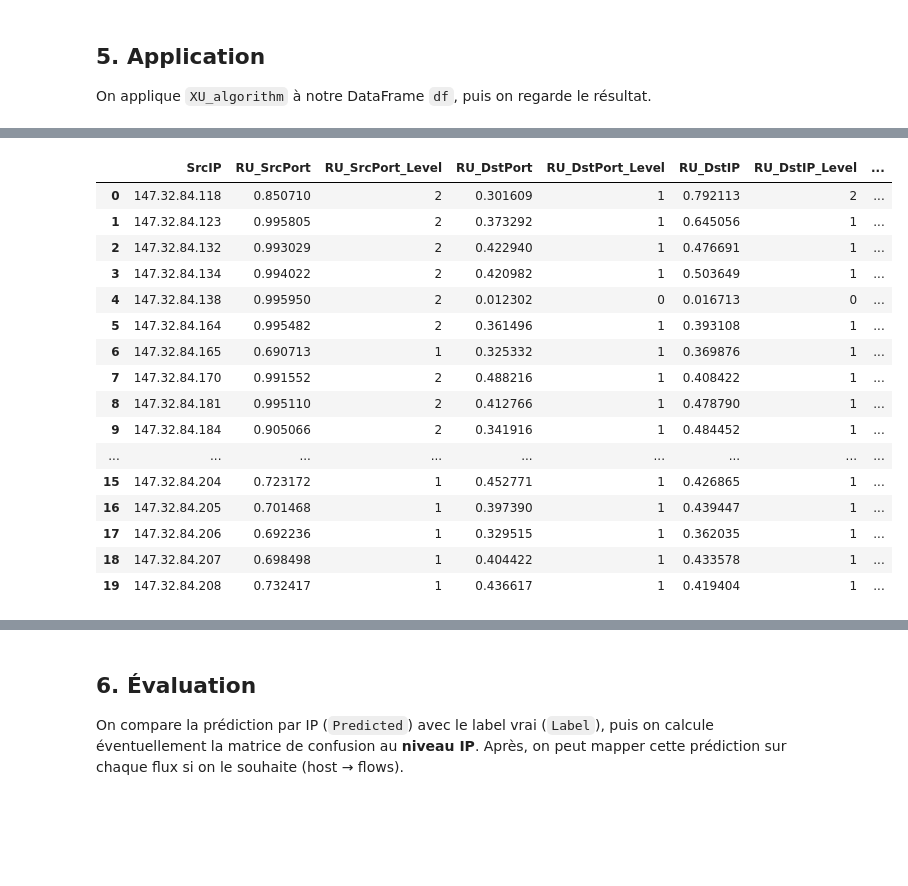
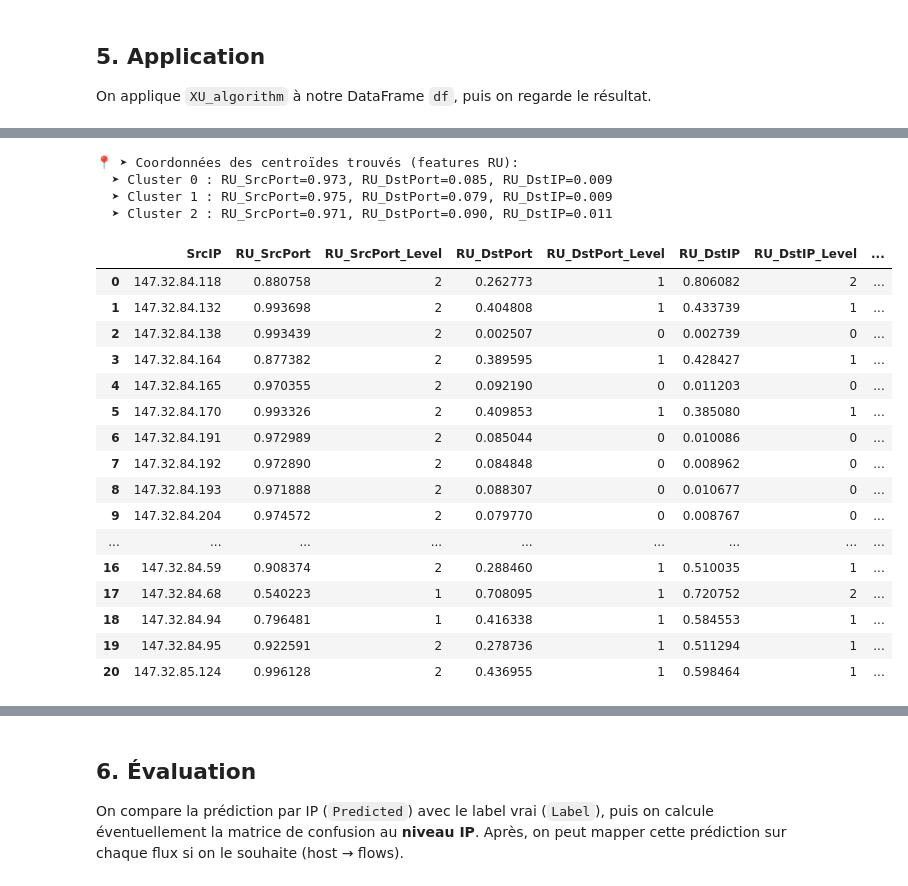
Before and after one commit to Keracles/Xu, a Jupyter notebook: XU.ipynb, the cells around one changed output, grey strips where cells are left out. Saved outputs shown, nothing was run; the diff lists cells and outputs as text; code cells hidden in the pictures; blank space fills up the shorter version.

```diff
--- a/XU.ipynb
+++ b/XU.ipynb
@@ -92,0 +45,6 @@ Data shape: (2087508, 15)
+# %%
+# Chemin vers un fichier .binetflow
+data_path = "dataset/capture20110818_10.binetflow"
+
+df = load_data(data_path)
+display_scrollable_dataframe(df.head(), max_height=200)
@@ -381,7 +342,9 @@ def extract_significant_clusters_with_live_plot(df, column='SrcIP', alpha0=0.02,
     df_log = pd.DataFrame(log)
 
     print(f"\n✅ Extraction terminée : {len(S)} clusters significatifs extraits. α* final = {alpha_star}")
-    print(S)
+    print("📌 Liste des valeurs significatives (S) :")
+    for i, val in enumerate(sorted(S)):
+        print(f"   - {i+1:03d}: {val}")
     # 📈 Plots à la fin seulement
     fig, (ax1, ax2) = plt.subplots(2, 1, figsize=(14, 8))
 
@@ -471,7 +434,8 @@ def XU_algorithm(df, ref_profiles=None):
             'RU_DstPort': ru_dstport,
             'RU_DstIP': ru_dstip,
             'AnomalyScore': min_distance,
-            'Label': label
+            'Label': label,
+            'ClusterType': df_src['ClusterType'].values[0] if 'ClusterType' in df_src.columns else 'N/A'
         }
         result_row.update(distances)
         results.append(result_row)
@@ -534,6 +498,18 @@ def apply_threshold_and_categorize_ru(df_features, threshold=0.5, epsilon_dict=N
 ## 5. Application
 On applique `XU_algorithm` à notre DataFrame `df`, puis on regarde le résultat.
 # %%
+# --- 1. Étape : Extraction des clusters significatifs sur une colonne (par ex. 'SrcIP')
+S, R, alpha_star, df_clustered, df_log = extract_significant_clusters_with_live_plot(
+    df, column='SrcIP', alpha0=0.02, beta=0.8, debug=False
+)
+
+# --- 2. Filtrage du dataset : uniquement les lignes appartenant aux clusters significatifs
+df_significatif = df_clustered[df_clustered['ClusterType'] == 'Significatif']
+
+print(f"\n🔍 Nombre de lignes retenues pour l’analyse XU : {len(df_significatif)}")
+
+# --- 3. Application de l’algorithme XU uniquement sur ce sous-ensemble
+
 custom_profiles = {
     # Comportements typiques de botnets/scanners identifiés :
 
@@ -551,7 +527,15 @@ custom_profiles = {
 
     # BC23 [2,1,2] → Profil de service fortement ciblé par des scanners massifs
     'cible_botnet': np.array([0.9, 0.5, 0.9]),
+
+    # BC 18 [2,0,0] → Training dataset 10
+    'scanner_vertical': np.array([0.9, 0.1, 0.1]),
 }
 
+print(" 📊 ➤ Analyse XU sur les clusters significatifs...")
+df_features = XU_algorithm(df_significatif, ref_profiles=custom_profiles)
+display_scrollable_dataframe(df_features.head(20))
 
-df_features = XU_algorithm(df, ref_profiles=custom_profiles)
+print(" 📊 ➤ Analyse XU sur toutes les IP pour les statistiques")
+df_features_without_pre_cluster = XU_algorithm(df_clustered, ref_profiles=custom_profiles)
+display_scrollable_dataframe(df_features_without_pre_cluster.head(20))
@@ -600,28 +749,37 @@ df_features = XU_algorithm(df_significatif, ref_profiles=custom_profiles)
+# %%
+plot_botnet_clusters_3D_plotly(df_botnet_clustered, kmeans_model)
+# %% [output]
+📍 ➤ Coordonnées des centroïdes trouvés (features RU):
+  ➤ Cluster 0 : RU_SrcPort=0.973, RU_DstPort=0.085, RU_DstIP=0.009
+  ➤ Cluster 1 : RU_SrcPort=0.975, RU_DstPort=0.079, RU_DstIP=0.009
+  ➤ Cluster 2 : RU_SrcPort=0.971, RU_DstPort=0.090, RU_DstIP=0.011
 # %%
 epsilon_dict = {
     'RU_SrcPort': 0.2,
     'RU_DstPort': 0.2,
     'RU_DstIP': 0.3
 }
+threshold = 0.4
 
-df_classified = apply_threshold_and_categorize_ru(df_features, threshold=0.4, epsilon_dict=epsilon_dict)
 
-display_scrollable_dataframe(df_classified.head(20), max_height=400)
+df_classified = apply_threshold_and_categorize_ru(df_features, threshold=threshold, epsilon_dict=epsilon_dict)
+df_classified_pre_clusters = apply_threshold_and_categorize_ru(df_features_without_pre_cluster, threshold=threshold, epsilon_dict=epsilon_dict)
+display_scrollable_dataframe(df_classified.head(21), max_height=400)
 # %% [output]
 |  | SrcIP | RU_SrcPort | RU_SrcPort_Level | RU_DstPort | RU_DstPort_Level | RU_DstIP | RU_DstIP_Level | ... |
-| 0 | 147.32.84.118 | 0.850710 | 2 | 0.301609 | 1 | 0.792113 | 2 | ... |
-| 1 | 147.32.84.123 | 0.995805 | 2 | 0.373292 | 1 | 0.645056 | 1 | ... |
-| 2 | 147.32.84.132 | 0.993029 | 2 | 0.422940 | 1 | 0.476691 | 1 | ... |
-| 3 | 147.32.84.134 | 0.994022 | 2 | 0.420982 | 1 | 0.503649 | 1 | ... |
-| 4 | 147.32.84.138 | 0.995950 | 2 | 0.012302 | 0 | 0.016713 | 0 | ... |
-| 5 | 147.32.84.164 | 0.995482 | 2 | 0.361496 | 1 | 0.393108 | 1 | ... |
-| 6 | 147.32.84.165 | 0.690713 | 1 | 0.325332 | 1 | 0.369876 | 1 | ... |
-| 7 | 147.32.84.170 | 0.991552 | 2 | 0.488216 | 1 | 0.408422 | 1 | ... |
-| 8 | 147.32.84.181 | 0.995110 | 2 | 0.412766 | 1 | 0.478790 | 1 | ... |
-| 9 | 147.32.84.184 | 0.905066 | 2 | 0.341916 | 1 | 0.484452 | 1 | ... |
+| 0 | 147.32.84.118 | 0.880758 | 2 | 0.262773 | 1 | 0.806082 | 2 | ... |
+| 1 | 147.32.84.132 | 0.993698 | 2 | 0.404808 | 1 | 0.433739 | 1 | ... |
+| 2 | 147.32.84.138 | 0.993439 | 2 | 0.002507 | 0 | 0.002739 | 0 | ... |
+| 3 | 147.32.84.164 | 0.877382 | 2 | 0.389595 | 1 | 0.428427 | 1 | ... |
+| 4 | 147.32.84.165 | 0.970355 | 2 | 0.092190 | 0 | 0.011203 | 0 | ... |
+| 5 | 147.32.84.170 | 0.993326 | 2 | 0.409853 | 1 | 0.385080 | 1 | ... |
+| 6 | 147.32.84.191 | 0.972989 | 2 | 0.085044 | 0 | 0.010086 | 0 | ... |
+| 7 | 147.32.84.192 | 0.972890 | 2 | 0.084848 | 0 | 0.008962 | 0 | ... |
+| 8 | 147.32.84.193 | 0.971888 | 2 | 0.088307 | 0 | 0.010677 | 0 | ... |
+| 9 | 147.32.84.204 | 0.974572 | 2 | 0.079770 | 0 | 0.008767 | 0 | ... |
 | ... | ... | ... | ... | ... | ... | ... | ... | ... |
-| 15 | 147.32.84.204 | 0.723172 | 1 | 0.452771 | 1 | 0.426865 | 1 | ... |
-| 16 | 147.32.84.205 | 0.701468 | 1 | 0.397390 | 1 | 0.439447 | 1 | ... |
-| 17 | 147.32.84.206 | 0.692236 | 1 | 0.329515 | 1 | 0.362035 | 1 | ... |
-| 18 | 147.32.84.207 | 0.698498 | 1 | 0.404422 | 1 | 0.433578 | 1 | ... |
-| 19 | 147.32.84.208 | 0.732417 | 1 | 0.436617 | 1 | 0.419404 | 1 | ... |
+| 16 | 147.32.84.59 | 0.908374 | 2 | 0.288460 | 1 | 0.510035 | 1 | ... |
+| 17 | 147.32.84.68 | 0.540223 | 1 | 0.708095 | 1 | 0.720752 | 2 | ... |
+| 18 | 147.32.84.94 | 0.796481 | 1 | 0.416338 | 1 | 0.584553 | 1 | ... |
+| 19 | 147.32.84.95 | 0.922591 | 2 | 0.278736 | 1 | 0.511294 | 1 | ... |
+| 20 | 147.32.85.124 | 0.996128 | 2 | 0.436955 | 1 | 0.598464 | 1 | ... |
```
Also changed, not shown: parts of 34 cells of this notebook, 1 other file.
